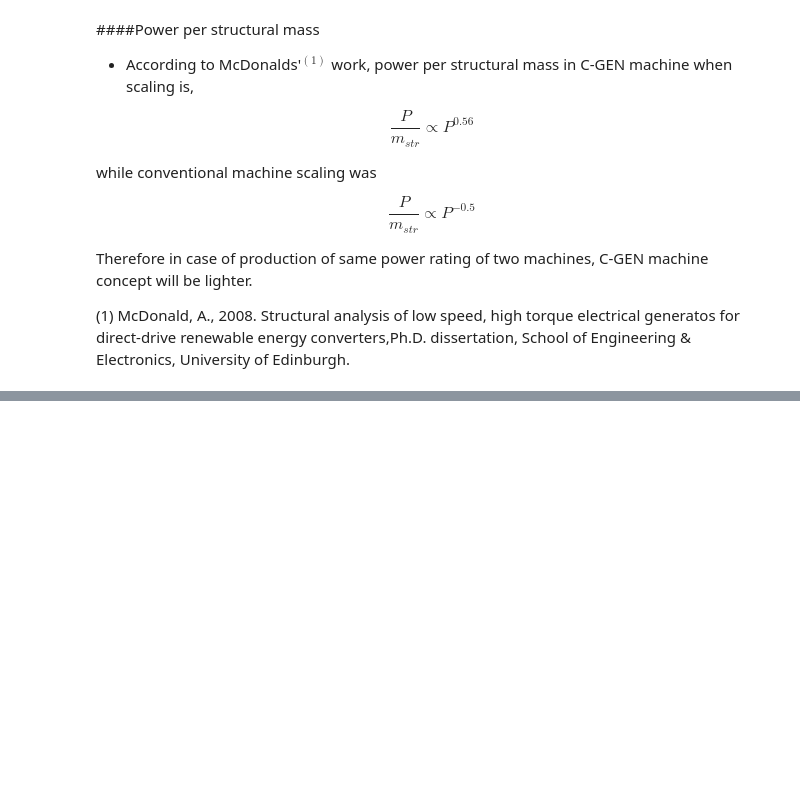
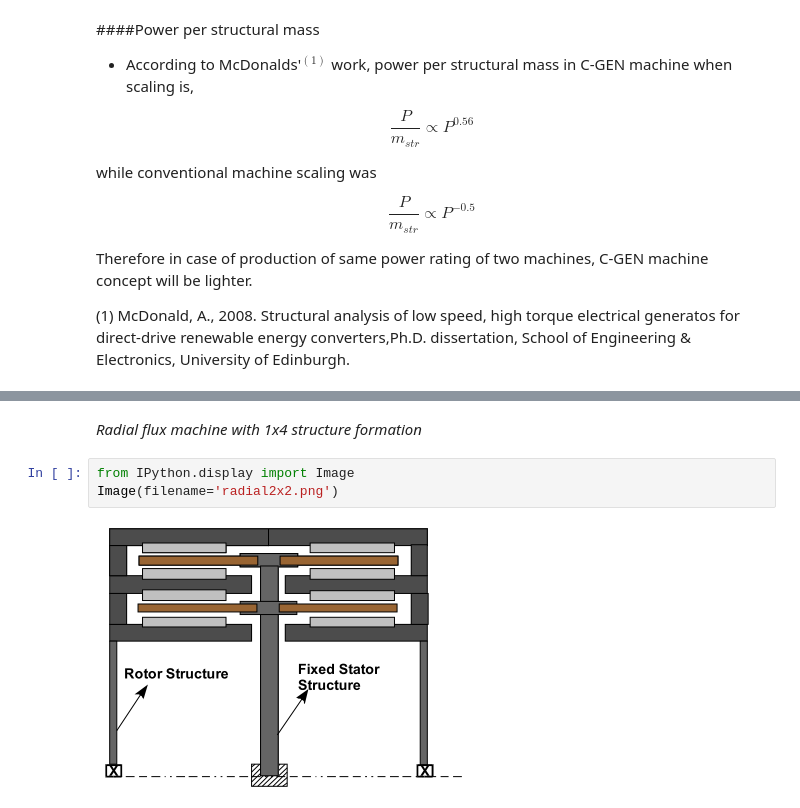
Before and after one commit to aydinbaskaya/MS_Thesis, a Jupyter notebook: Modular Generators/Documents/Direct-drive wind turbines .ipynb, the cells around one changed output, grey strips where cells are left out. Cells and saved outputs as stored; diff of their text form; blank space fills up the shorter version.

```diff
--- a/Modular Generators/Documents/Direct-drive wind turbines .ipynb
+++ b/Modular Generators/Documents/Direct-drive wind turbines .ipynb
@@ -515,0 +530,7 @@ Therefore in case of production of same power rating of two machines, C-GEN mach
+# %% [markdown]
+*Radial flux machine with 1x4 structure formation*
+# %%
+from IPython.display import Image
+Image(filename='radial2x2.png')
+# %% [output]
+[figure, added]
```
Also changed, not shown: parts of 9 cells of this notebook, 1 other file.
